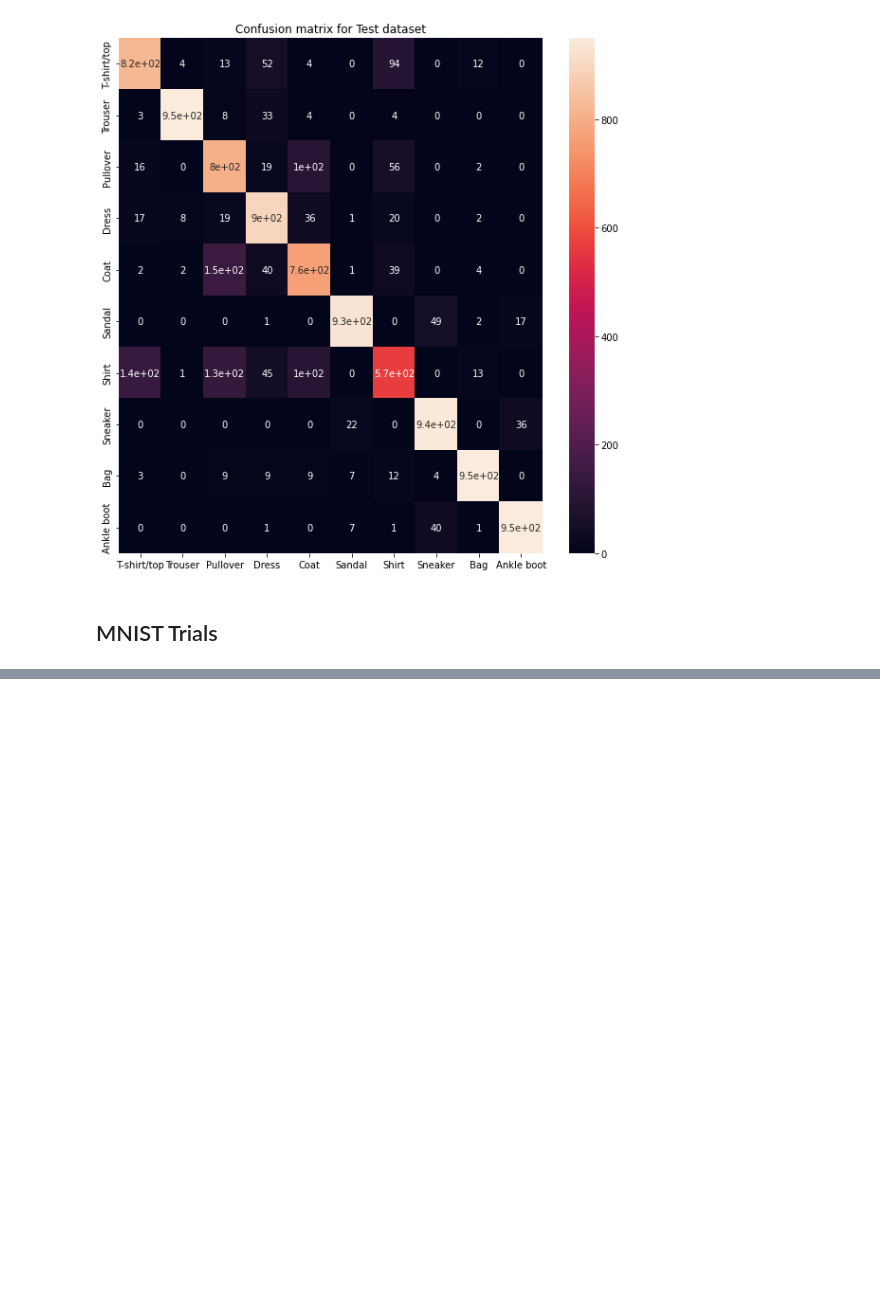
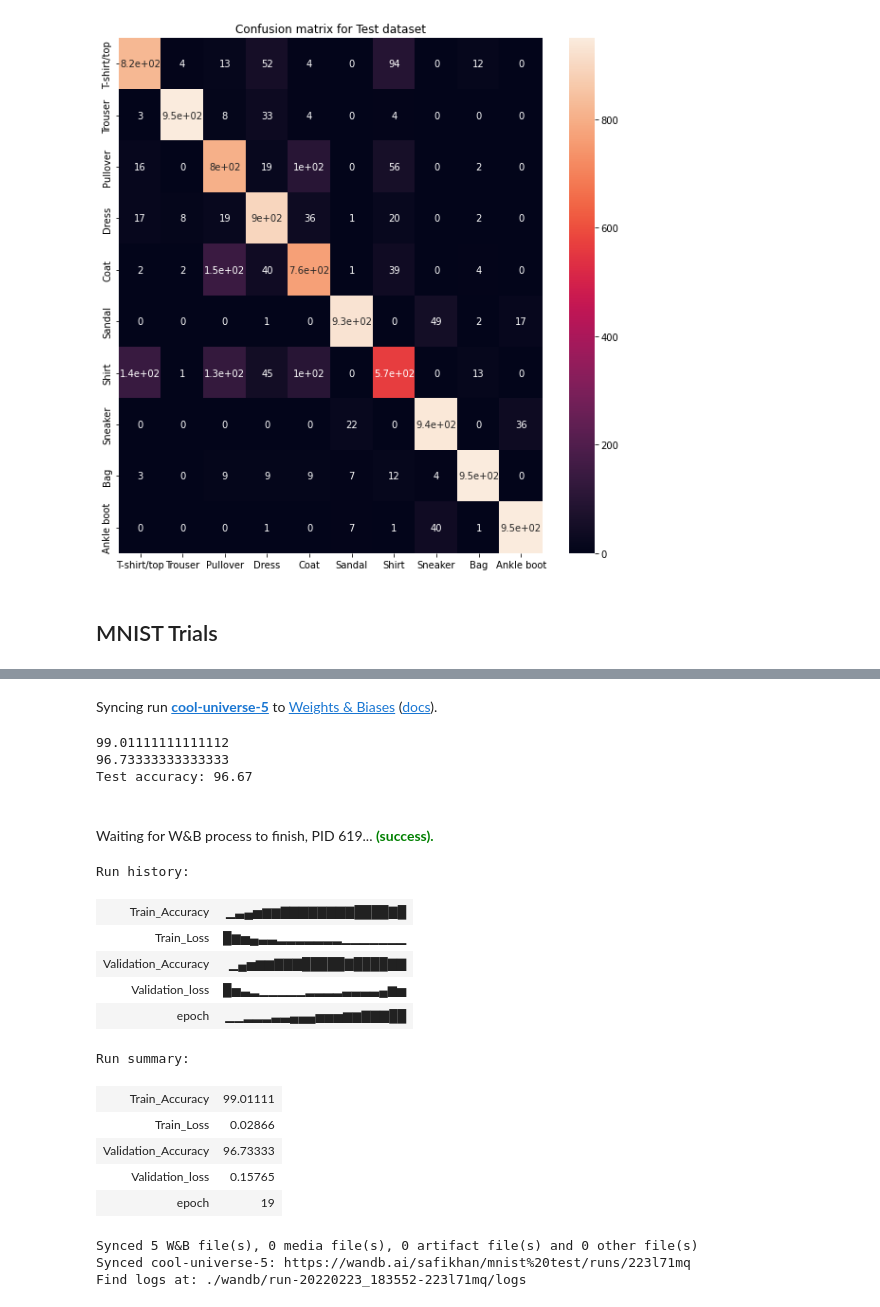
Before and after one commit to safikhanSoofiyani/Back-Propagation-from-scratch, a Jupyter notebook: CS6910_Assignment1.ipynb, the cells around one changed output, grey strips where cells are left out. Saved outputs shown, nothing was run; the diff lists cells and outputs as text; code cells hidden in the pictures; blank space fills up the shorter version.

```diff
--- a/CS6910_Assignment1.ipynb
+++ b/CS6910_Assignment1.ipynb
@@ -1868,0 +2065,36 @@ custom_config_mnist(config,wandb_log=True)
+# %%
+config3 = {
+            'number_hidden_layers': 4,
+            'number_neurons': 64,
+            'learning_rate': 0.0001,
+            'weight_type': "xavier",
+            'activation_function':"relu",
+            'mini_batch_size' : 32,
+            'max_epochs': 20,
+            'lambd': 0,
+            'optimization_function': "momentum_gd",
+            'loss_function': "cross_entropy"
+              }
+# %%
+custom_config_mnist(config3, True, 3)
+# %% [output]
+Syncing run cool-universe-5 to Weights & Biases (docs).
+99.01111111111112
+96.73333333333333
+Test accuracy: 96.67
+Waiting for W&B process to finish, PID 619... (success).
+Run history:
+| Train_Accuracy | ▁▃▄▅▆▆▇▇▇▇▇▇▇▇████▇█ |
+| Train_Loss | █▆▅▄▃▃▂▂▂▂▂▂▂▁▁▁▁▁▁▁ |
+| Validation_Accuracy | ▁▄▅▆▆▇▇▇█████▇████▇▇ |
+| Validation_loss | █▅▃▂▁▁▁▁▁▂▂▂▂▃▃▃▃▄▆▅ |
+| epoch | ▁▁▂▂▂▃▃▄▄▄▅▅▅▆▆▇▇▇██ |
+Run summary:
+| Train_Accuracy | 99.01111 |
+| Train_Loss | 0.02866 |
+| Validation_Accuracy | 96.73333 |
+| Validation_loss | 0.15765 |
+| epoch | 19 |
+Synced 5 W&B file(s), 0 media file(s), 0 artifact file(s) and 0 other file(s)
+Synced cool-universe-5: https://wandb.ai/safikhan/mnist%20test/runs/223l71mq
+Find logs at: ./wandb/run-20220223_183552-223l71mq/logs
```
Also changed, not shown: parts of 20 cells of this notebook.
